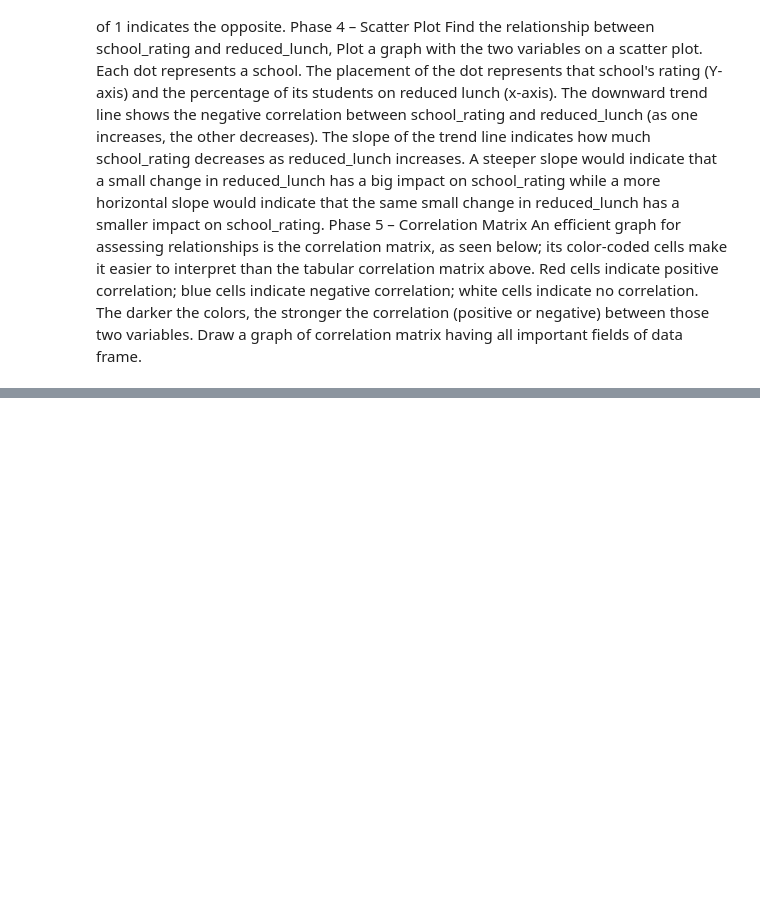
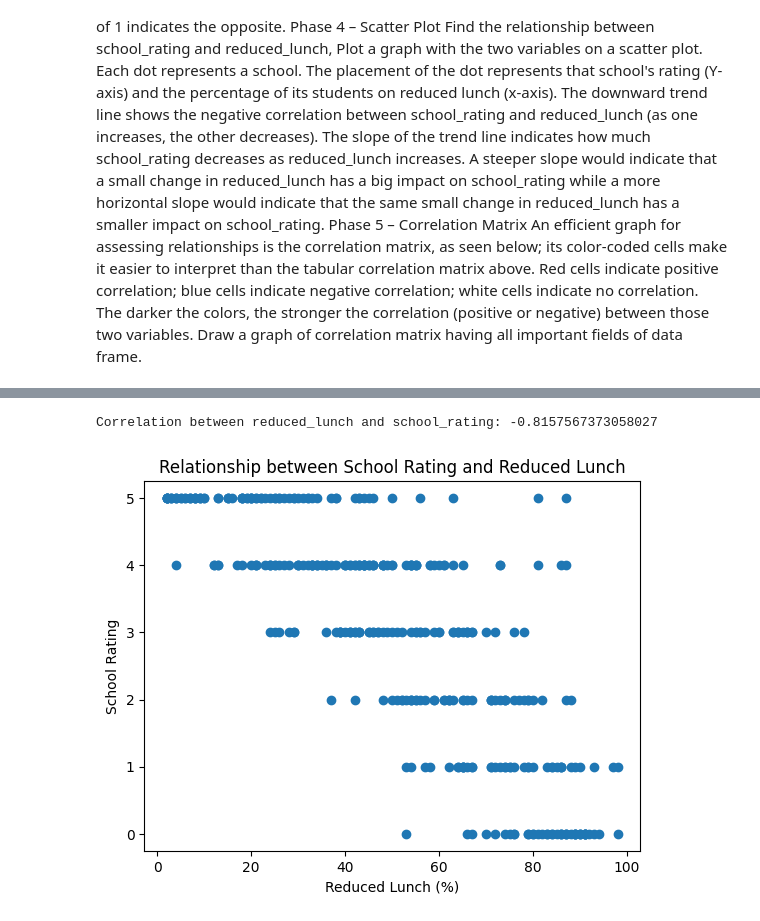
Before and after one commit to tcsanitesh/DataScience, a Jupyter notebook: CaseStudy1_Numpy_pandas_matplotlib.ipynb, the cells around one changed output, grey strips where cells are left out. Saved outputs shown, nothing was run; the diff lists cells and outputs as text; code cells hidden in the pictures; blank space fills up the shorter version.

```diff
--- a/CaseStudy1_Numpy_pandas_matplotlib.ipynb
+++ b/CaseStudy1_Numpy_pandas_matplotlib.ipynb
@@ -289,3 +337,7 @@ above. Red cells indicate positive correlation; blue cells indicate negative cor
 white cells indicate no correlation. The darker the colors, the stronger the correlation
 (positive or negative) between those two variables. Draw a graph of correlation matrix
 having all important fields of data frame.
+# %%
+import pandas as pd
+data = pd.read_csv("/content/middle_tn_schools.csv")
+data.describe()
@@ -291,0 +366,15 @@ having all important fields of data frame.
+# %%
+correlation = data['reduced_lunch'].corr(data['school_rating'])
+print("Correlation between reduced_lunch and school_rating:", correlation)
+# %% [output]
+Correlation between reduced_lunch and school_rating: -0.8157567373058027
+# %%
+import matplotlib.pyplot as plt
+
+plt.scatter(data['reduced_lunch'], data['school_rating'])
+plt.xlabel('Reduced Lunch (%)')
+plt.ylabel('School Rating')
+plt.title('Relationship between School Rating and Reduced Lunch')
+plt.show()
+# %% [output]
+[figure, added]
```
Also changed, not shown: parts of 6 cells of this notebook.
